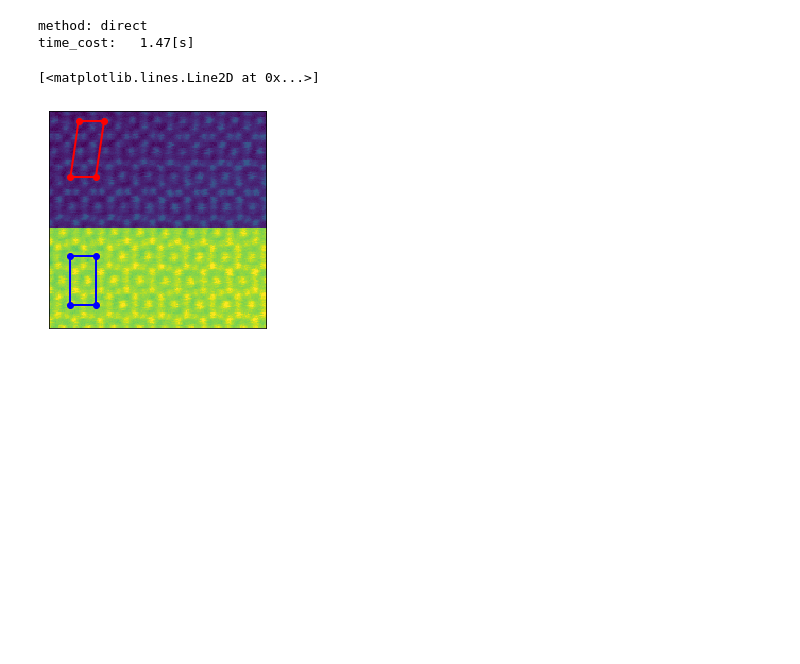
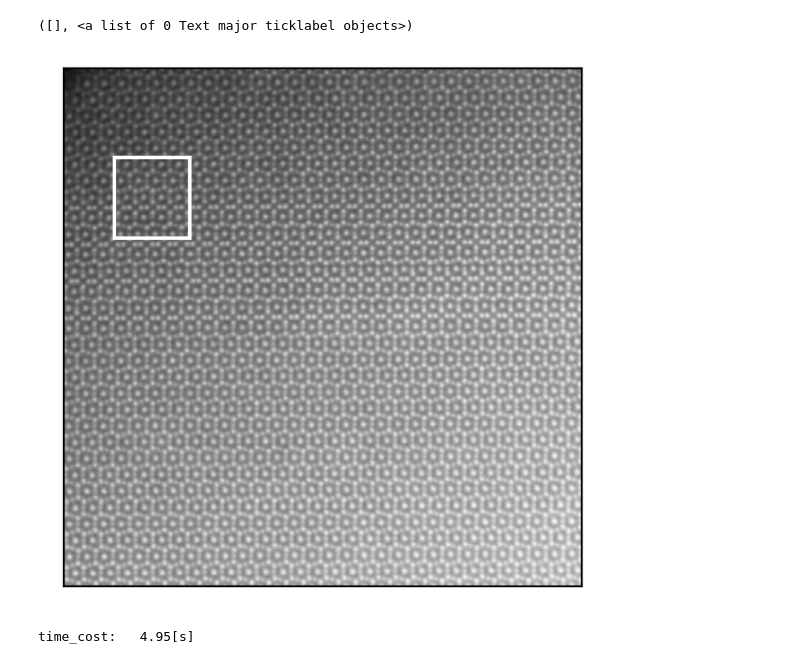
Before and after one commit to NingWang1990/pySTEM, a Jupyter notebook: examples/FeNb_phase_boundary.ipynb, the cells around one changed output. Saved outputs shown, nothing was run; the diff lists cells and outputs as text; code cells hidden in the pictures; blank space fills up the shorter version.

```diff
--- a/examples/FeNb_phase_boundary.ipynb
+++ b/examples/FeNb_phase_boundary.ipynb
@@ -30,47 +12,25 @@ step = 40
+# %%
+plt.imshow(image, cmap='gray')
+plt.plot([100,100],[175,335],color='white')
+plt.plot([100,250],[175,175],color='white')
+plt.plot([100,250],[335,335],color='white')
+plt.plot([250,250],[175,335],color='white')
+plt.xticks([])
+plt.yticks([])
+# %% [output]
+([], <a list of 0 Text major ticklabel objects>)
+[figure, added]
 # %%
 descriptor_name = 'local_correlation_map'
 seg = segmentationSTEM( n_patterns=2,
-                       window_x=150,window_y=150,
-                       patch_x=150,patch_y=150,
-                       step=step,
+                       window_x=30,window_y=30,
+                       patch_x=30,patch_y=30,
+                       step=10,
                        descriptor_name=descriptor_name,
-                       max_num_points = 100,
+                       max_num_points = 300,
                        upsampling=True)
 start = time.time()
 labels = seg.perform_clustering(image)
 print ('time_cost: %6.2f[s]' %(time.time()-start,))
 # %% [output]
-method: direct
-time_cost:   1.47[s]
+time_cost:   4.95[s]
-# %%
-plt.imshow(labels+0.5*image)
-plt.xticks([])
-plt.yticks([])
-plt.plot([140],[48],'ro',markersize=6)
-plt.plot([260],[48],'ro',markersize=6)
-#plt.plot([140],[190],'ro',markersize=6)
-#plt.plot([260],[190],'ro',markersize=6)
-plt.plot([102],[310],'ro',markersize=6)
-plt.plot([222],[310],'ro',markersize=6)
-
-plt.plot([140,102],[48,310],color='r',linewidth=2)
-plt.plot([140,260],[48,48],color='r',linewidth=2)
-
-plt.plot([260,222],[48,310],color='r',linewidth=2)
-plt.plot([102,222],[310,310],color='r',linewidth=2)
-
-
-plt.plot([102],[685],'bo',markersize=6)
-plt.plot([222],[685],'bo',markersize=6)
-#plt.plot([62],[800],'bo',markersize=6)
-#plt.plot([172],[800],'bo',markersize=6)
-plt.plot([102],[915],'bo',markersize=6)
-plt.plot([222],[915],'bo',markersize=6)
-
-plt.plot([102,222],[685,685],color='b',linewidth=2)
-plt.plot([222,222],[685,915],color='b',linewidth=2)
-plt.plot([222,102],[915,915],color='b',linewidth=2)
-plt.plot([102,102],[685,915],color='b',linewidth=2)
-# %% [output]
-[<matplotlib.lines.Line2D at 0x...>]
-[figure, removed]
```
Also changed, not shown: parts of 29 cells of this notebook, 1 other file.
